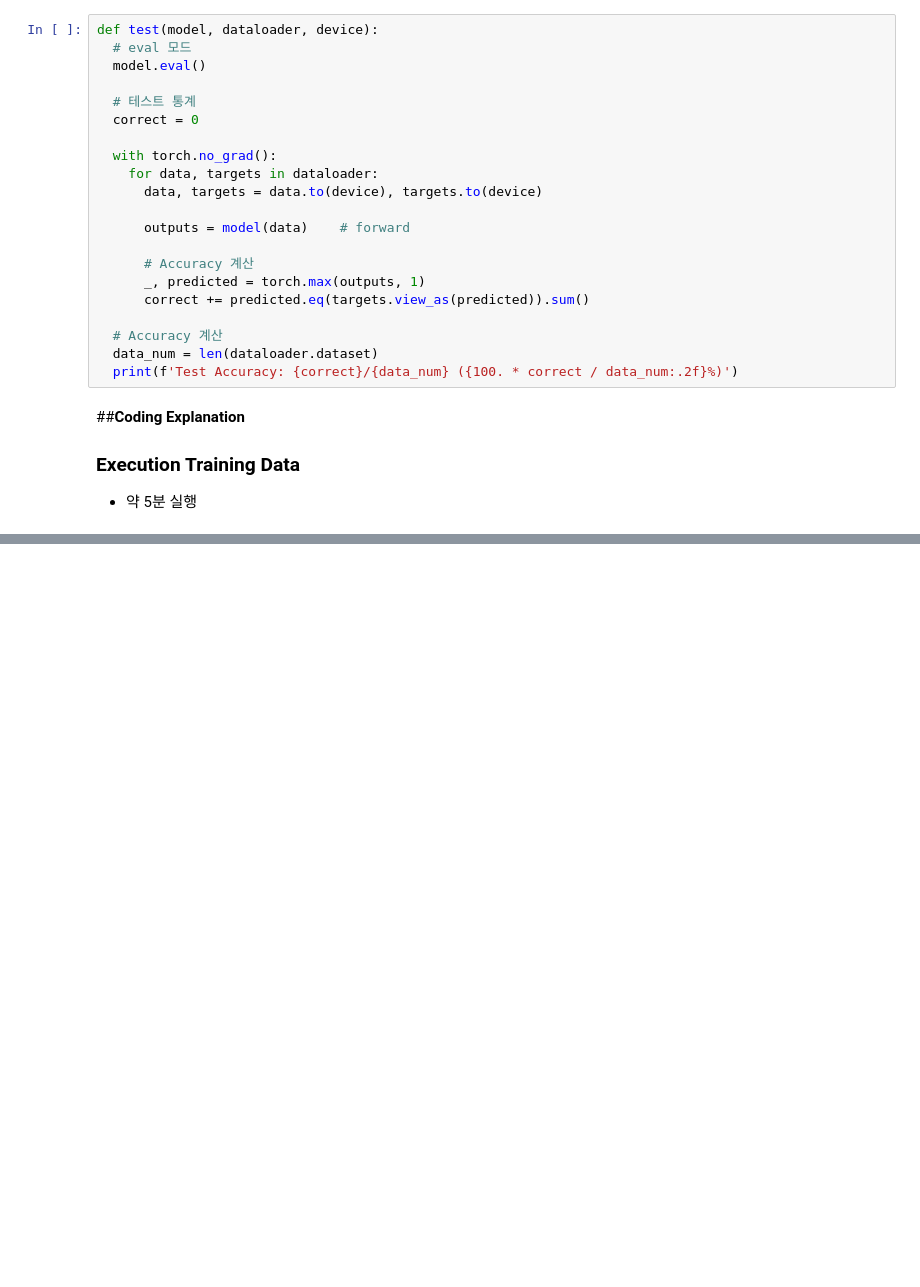
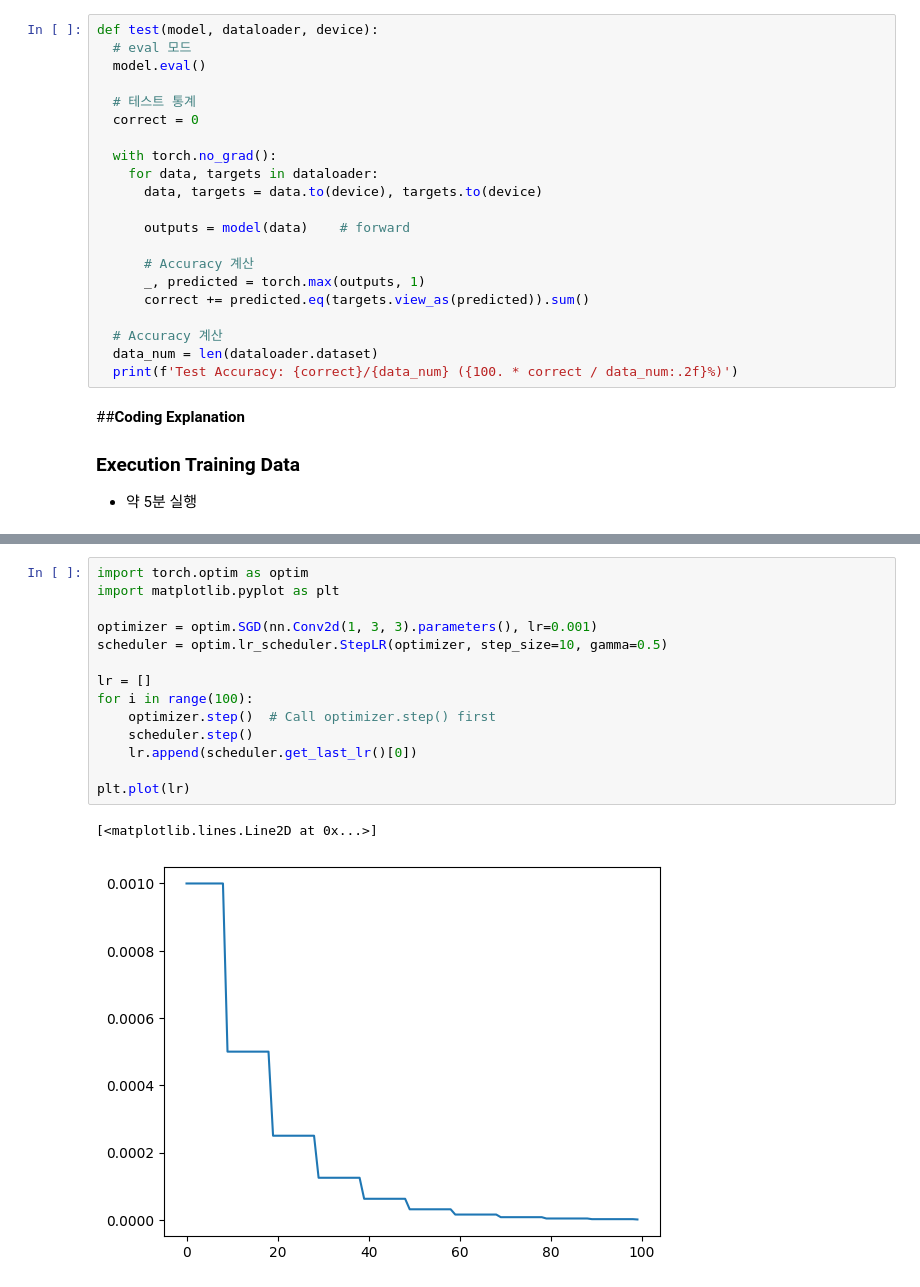
Before and after one commit to itaewonflow/lecture-DeepLearning, a Jupyter notebook: Training Techniques Baseline.ipynb, the cells around one changed output, grey strips where cells are left out. Saved outputs shown, nothing was run; the diff lists cells and outputs as text; blank space fills up the shorter version.

```diff
--- a/Training Techniques Baseline.ipynb
+++ b/Training Techniques Baseline.ipynb
@@ -476,0 +756,17 @@ tensorboa 1898 root   14u  IPv4  96547      0t0  TCP localhost:6006 (LISTEN)
+# %%
+import torch.optim as optim
+import matplotlib.pyplot as plt
+
+optimizer = optim.SGD(nn.Conv2d(1, 3, 3).parameters(), lr=0.001)
+scheduler = optim.lr_scheduler.StepLR(optimizer, step_size=10, gamma=0.5)
+
+lr = []
+for i in range(100):
+    optimizer.step()  # Call optimizer.step() first
+    scheduler.step()
+    lr.append(scheduler.get_last_lr()[0])
+
+plt.plot(lr)
+# %% [output]
+[<matplotlib.lines.Line2D at 0x...>]
+[figure, added]
```
Also changed, not shown: parts of 87 cells of this notebook.
